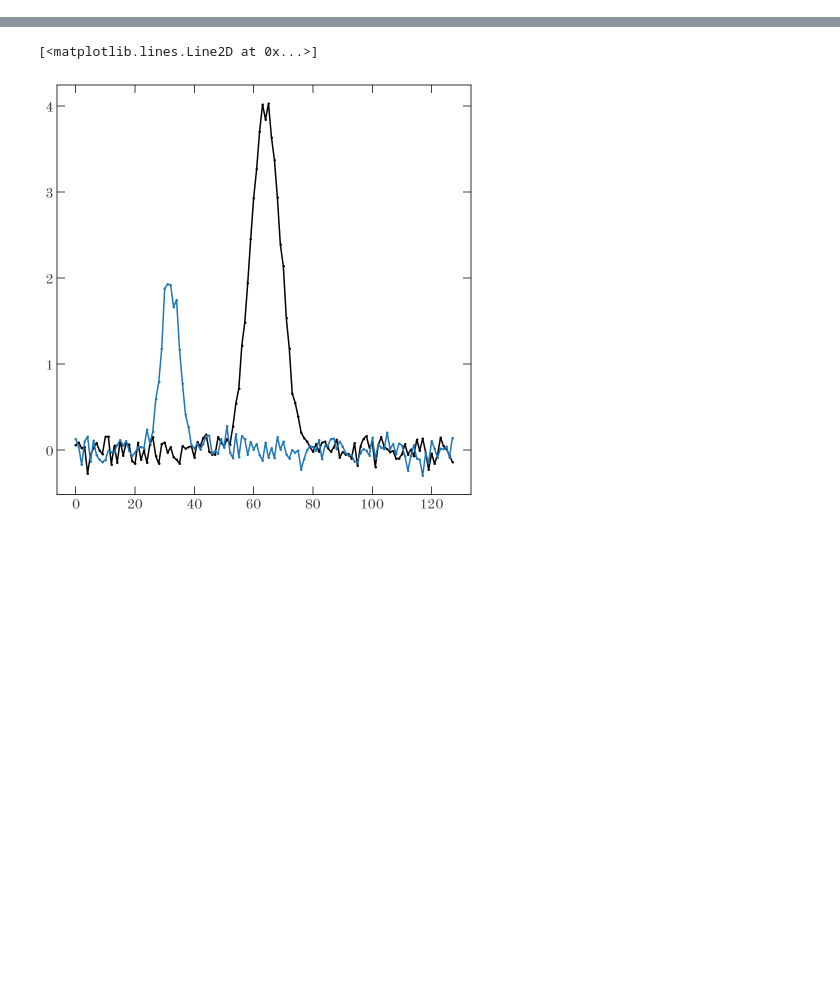
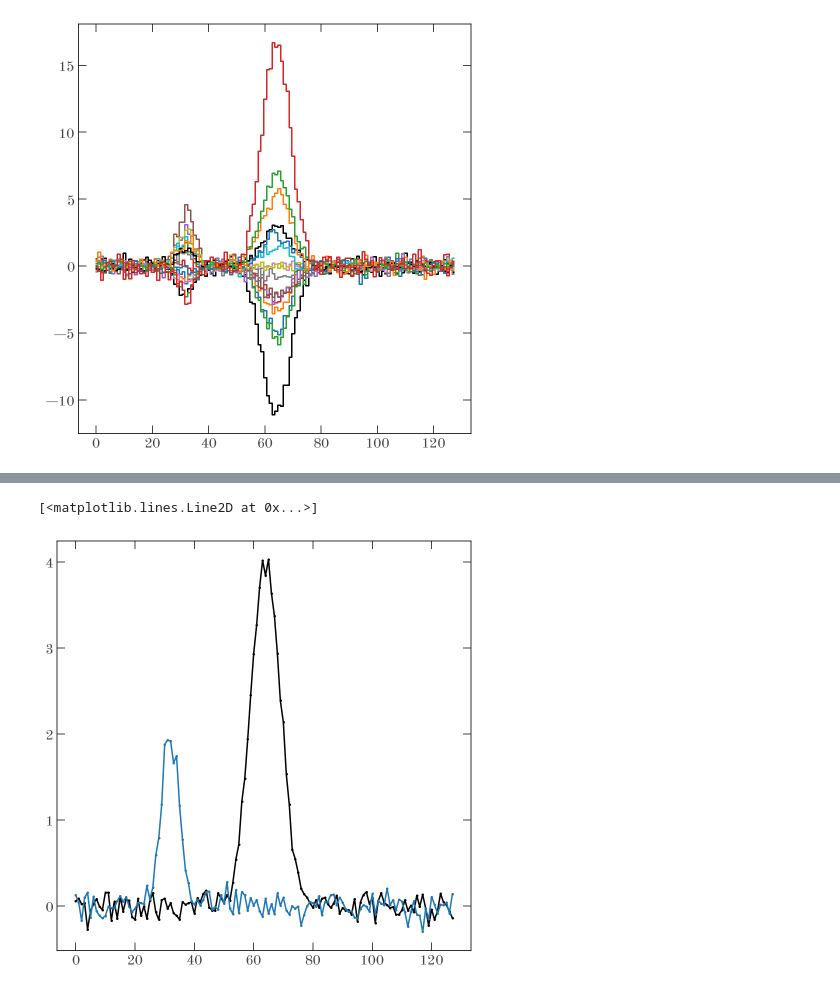
Before and after one commit to adrn/pollux, a Jupyter notebook: docs/tutorials/Lux-linear-simulated-data.ipynb, the cells around one changed output, grey strips where cells are left out. Cells and saved outputs as stored; diff of their text form; code cells hidden in the pictures; blank space fills up the shorter version.

```diff
--- a/docs/tutorials/Simulated-data-test.ipynb
+++ b/docs/tutorials/Lux-linear-simulated-data.ipynb
@@ -98,0 +70,6 @@ assert train_data["flux"].preprocessor == test_data["flux"].preprocessor
+# %%
+idx = np.argsort(train_data["label"].data[:, 0])
+for i in np.linspace(0, len(idx), 16).astype(int):
+    plt.plot(train_data["flux"].data[idx[i]], marker="", drawstyle="steps-mid")
+# %% [output]
+[figure, added]
```
Also changed, not shown: parts of 15 cells of this notebook, 6 other files.
